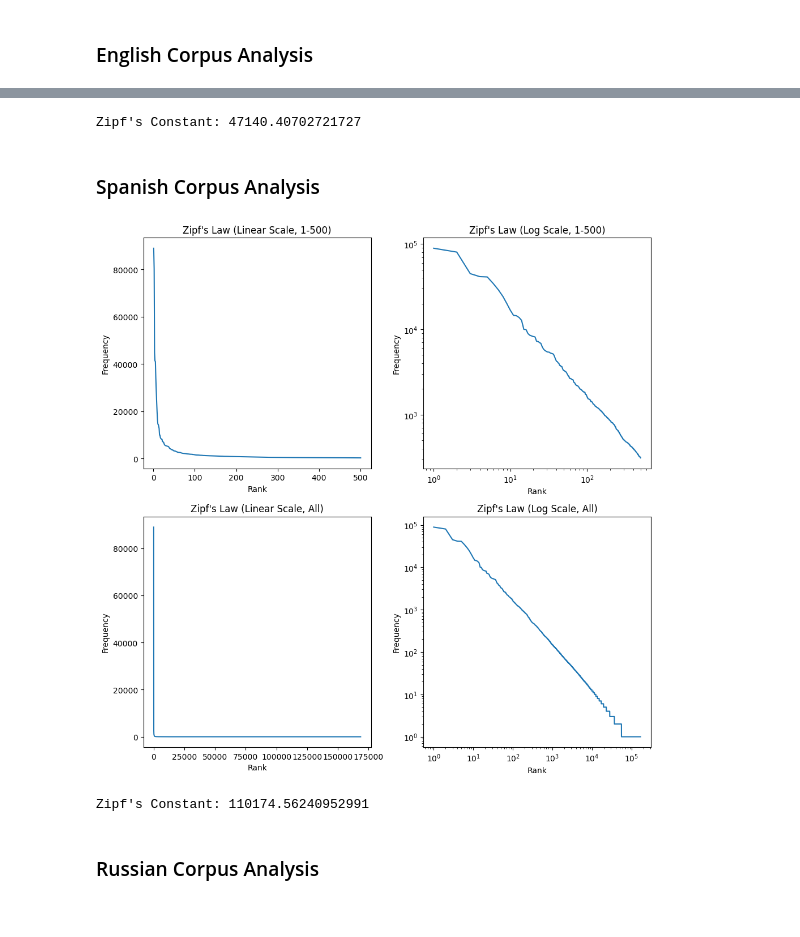
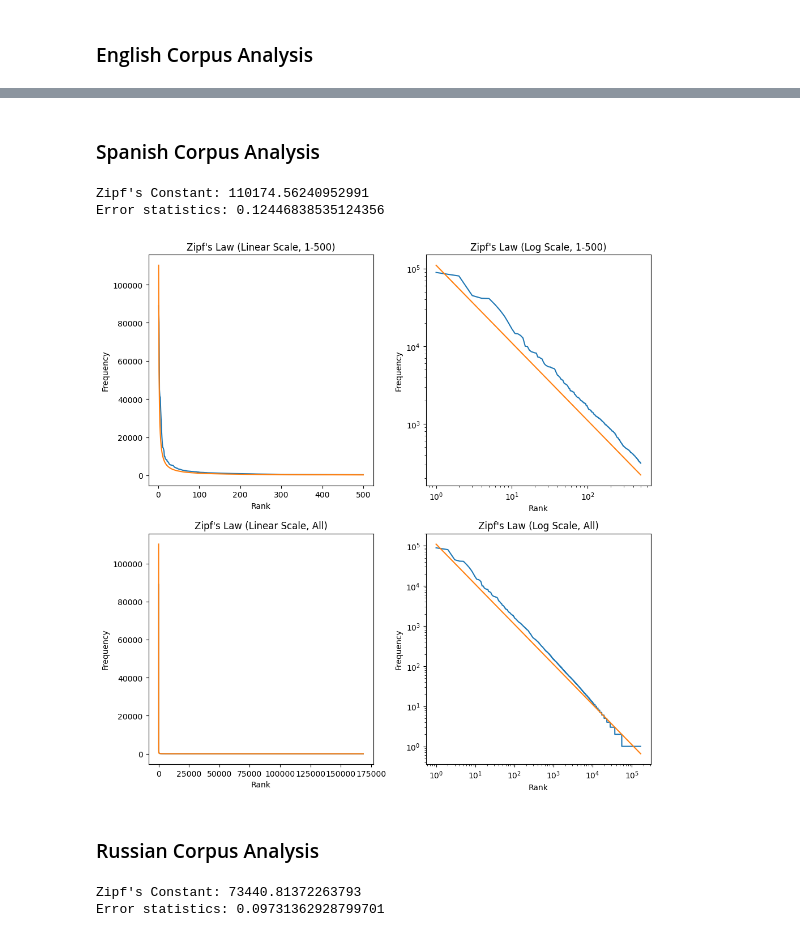
Before and after one commit to tayadj/Data-Science, a Jupyter notebook: Empirical Linguistic Laws Analysis/main.ipynb, the cells around one changed output, grey strips where cells are left out. Cells and saved outputs as stored; diff of their text form; code cells hidden in the pictures.

```diff
--- a/Empirical Linguistic Laws Analysis/main.ipynb
+++ b/Empirical Linguistic Laws Analysis/main.ipynb
@@ -45,46 +63,68 @@ plt.show()
-# %%
-zipf_const = np.array([rank[i] * frequency[i] for i in range (0, len(english))]).mean()
-print("Zipf's Constant:", zipf_const)
-# %% [output]
-Zipf's Constant: 47140.40702721727
 # %% [markdown]
 ### Spanish Corpus Analysis
+# %%
+rank = np.array(range(1, len(spanish)+1))
+frequency = np.array(spanish['Frequency'])
+
+zipf_const = np.array([rank[i] * frequency[i] for i in range (0, len(spanish))]).mean()
+print("Zipf's Constant:", zipf_const)
+
+emp_mean =  np.array([zipf_const/rank[i] for i in range (0, len(spanish))]).sum()
+emp_mse = (np.array([(zipf_const/rank[i] - emp_mean)**2 for i in range (0, len(spanish))]).sum()) ** (0.5)
+error = (len(english)**0.5 * (np.array([frequency[i] - zipf_const/rank[i] for i in range (0, len(spanish))])).sum() / emp_mse)
+print("Error statistics:", error)
+# %% [output]
+Zipf's Constant: 110174.56240952991
+Error statistics: 0.12446838535124356
 # %%
 fig, ((ax1, ax2), (ax3, ax4)) = plt.subplots(2, 2, figsize=(10, 10))
 
 rank = np.array(range(1, 501))
 frequency = np.array(spanish['Frequency'][:500])
 ax1.plot(rank, frequency)
+ax1.plot(rank, [zipf_const/rank[i] for i in range (0,500)])
 ax1.set_xlabel("Rank")
 ax1.set_ylabel("Frequency")
 ax1.set_title("Zipf's Law (Linear Scale, 1-500)")
 ax2.loglog(rank, frequency)
+ax2.loglog(rank, [zipf_const/rank[i] for i in range (0,500)])
 ax2.set_xlabel("Rank")
 ax2.set_ylabel("Frequency")
 ax2.set_title("Zipf's Law (Log Scale, 1-500)")
 
 rank = np.array(range(1, len(spanish)+1))
 frequency = np.array(spanish['Frequency'])
 ax3.plot(rank, frequency)
+ax3.plot(rank, [zipf_const/rank[i] for i in range (0,len(spanish))])
 ax3.set_xlabel("Rank")
 ax3.set_ylabel("Frequency")
 ax3.set_title("Zipf's Law (Linear Scale, All)")
 ax4.loglog(rank, frequency)
+ax4.loglog(rank, [zipf_const/rank[i] for i in range (0,len(spanish))])
 ax4.set_xlabel("Rank")
 ax4.set_ylabel("Frequency")
 ax4.set_title("Zipf's Law (Log Scale, All)")
 
 plt.tight_layout()
 plt.show()
 # %% [output]
-[figure, old version]
+[figure, new version]
-# %%
-zipf_const = np.array([rank[i] * frequency[i] for i in range (0, len(spanish))]).mean()
-print("Zipf's Constant:", zipf_const)
-# %% [output]
-Zipf's Constant: 110174.56240952991
 # %% [markdown]
 ### Russian Corpus Analysis
+# %%
+rank = np.array(range(1, len(russian)+1))
+frequency = np.array(russian['Frequency'])
+
+zipf_const = np.array([rank[i] * frequency[i] for i in range (0, len(russian))]).mean()
+print("Zipf's Constant:", zipf_const)
+
+emp_mean =  np.array([zipf_const/rank[i] for i in range (0, len(russian))]).sum()
+emp_mse = (np.array([(zipf_const/rank[i] - emp_mean)**2 for i in range (0, len(russian))]).sum()) ** (0.5)
+error = (len(english)**0.5 * (np.array([frequency[i] - zipf_const/rank[i] for i in range (0, len(russian))])).sum() / emp_mse)
+print("Error statistics:", error)
+# %% [output]
+Zipf's Constant: 73440.81372263793
+Error statistics: 0.09731362928799701
 # %%
 fig, ((ax1, ax2), (ax3, ax4)) = plt.subplots(2, 2, figsize=(10, 10))
 
```
Also changed, not shown: parts of 4 cells of this notebook.
